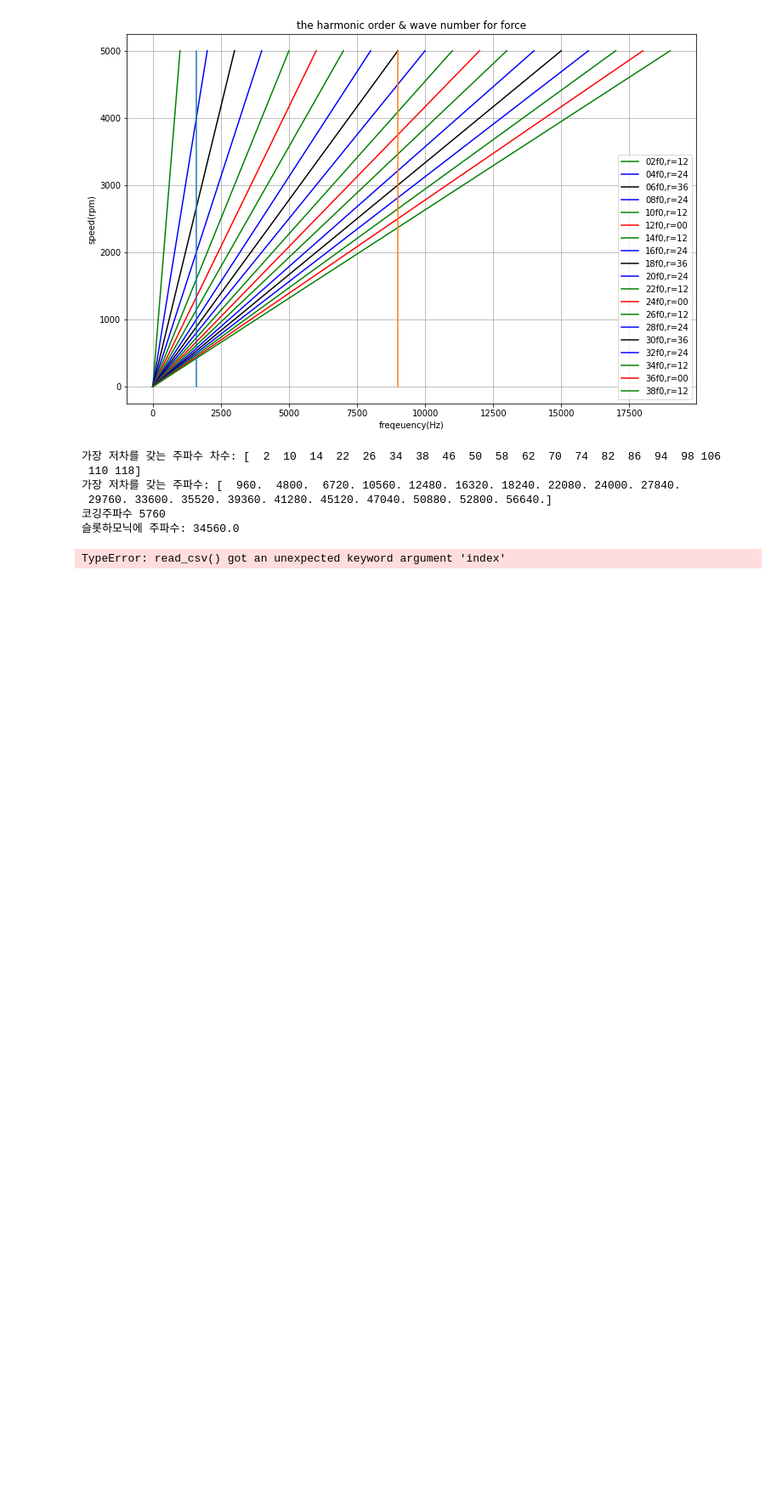
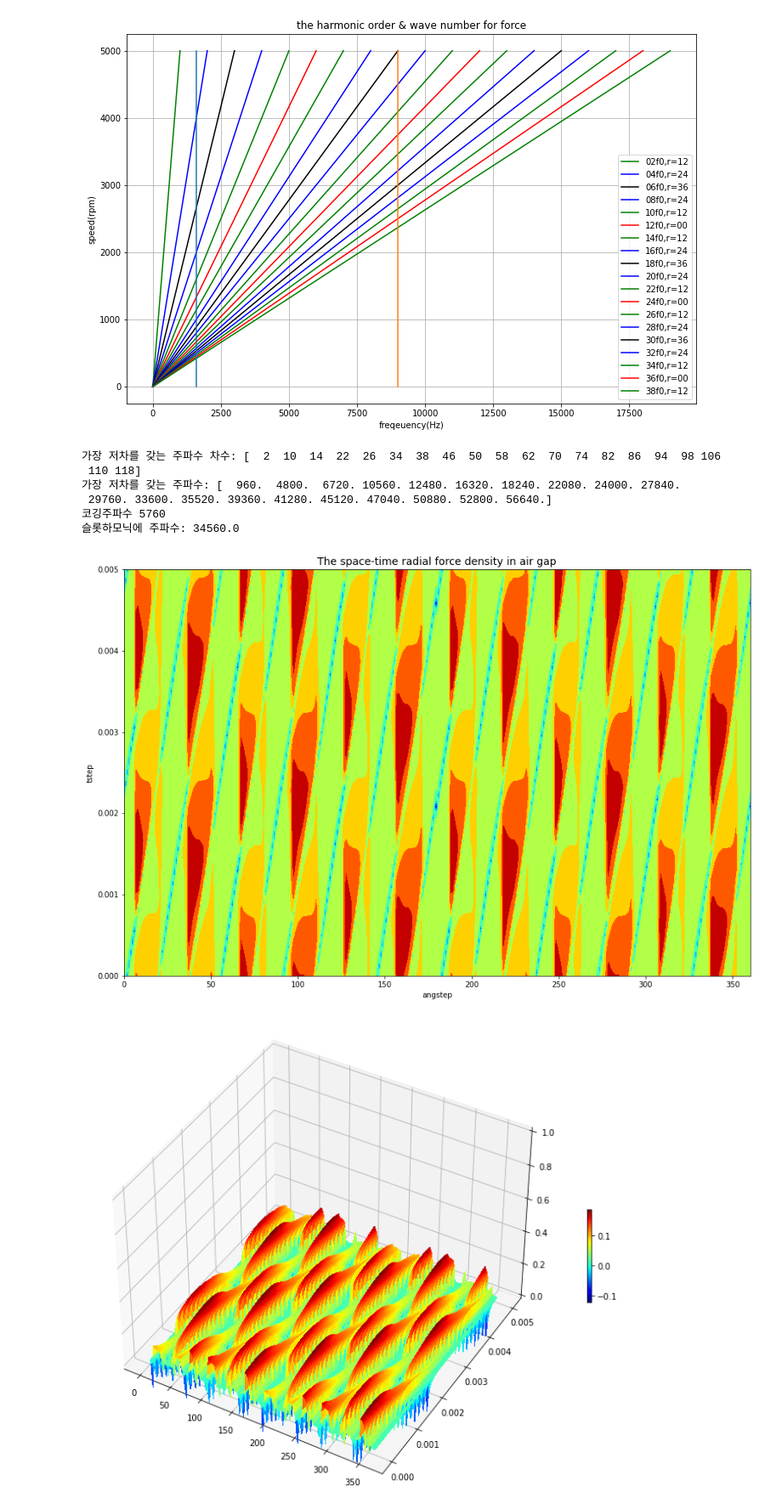
Before and after one commit to enjoyneer87/NVH_py, a Jupyter notebook: NVH_spatiog.ipynb, the cells around one changed output. Shown at 85% size. Saved outputs shown, nothing was run; the diff lists cells and outputs as text; code cells hidden in the pictures; blank space fills up the shorter version.

```diff
--- a/NVH_spatiog.ipynb
+++ b/NVH_spatiog.ipynb
@@ -110,31 +110,39 @@ print ('슬롯하모닉에 주파수:', fre_e*slot)
 # %%
 from matplotlib import cm
 import pandas as pd
 
-C=pd.read_csv("236Nm@213rpm_Radial_Force.csv",index=False)
-#C.style.hide_index()
+C=pd.read_csv("236Nm@213rpm_Radial_Force.csv")
+
+#atemp_before=C.columns[0]
+C.rename(columns={'0':'index1'},inplace=True)
+#atemp_after=C.columns[0]
+C.set_index('index1',inplace=True)
+C.style.hide_index()
+
+
 
 nrow=len(C)
 ncol=C.shape[1]
 X,Y= np.meshgrid(np.linspace(0,360,nrow), np.linspace(0,0.005,ncol))
 fig, ax=plt.subplots()
 fig.set_size_inches((15,10))
 cset=ax.contourf(X,Y,C.T,zdir='z',offset=0,cmap=cm.jet)
 ax.set_xlabel('angstep')
 ax.set_ylabel('tstep')
 plt.title(u'The space-time radial force density in air gap', fontproperties='Malgun Gothic', fontsize=14)
 plt.show()
 
 fig=plt.figure(figsize=(12,8))
 ax=fig.add_subplot(1,1,1,projection='3d')
 g=ax.plot_surface(X,Y,C.T/1000.,rstride=1,cstride=1,antialiased=False,alpha=1,cmap='jet')
 ax.view_init(40,-60)
 ax.set_zlim([0,1])
 fig.tight_layout()
 plt.colorbar(g,shrink=0.2)
 plt.show()
 # %% [output]
-TypeError: read_csv() got an unexpected keyword argument 'index'
+[figure, added]
+[figure, added]
 # %%
 #2d FFT for the time-spatial radial force density
 import numpy as np
```
Also changed, not shown: parts of 2 cells of this notebook, 4 other files.
